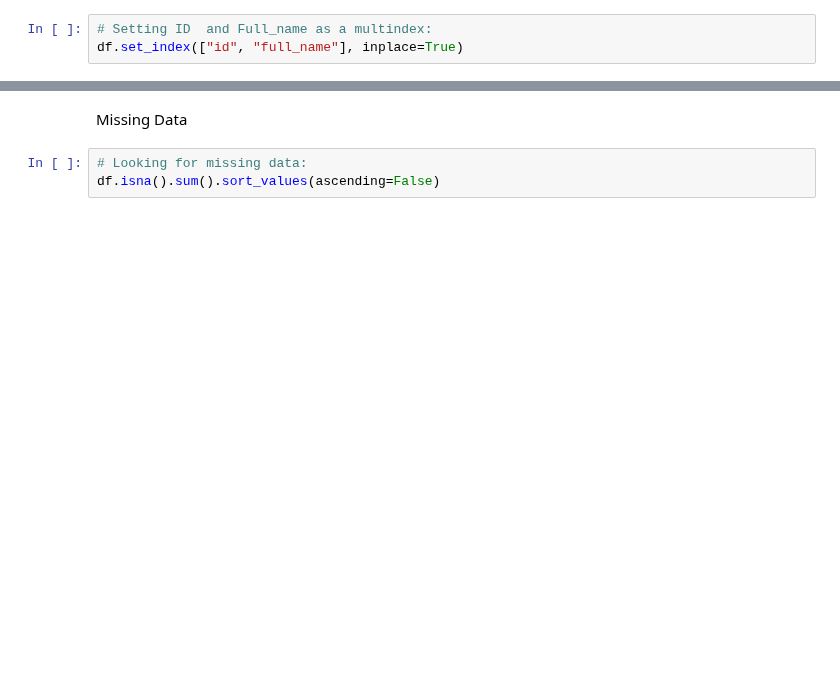
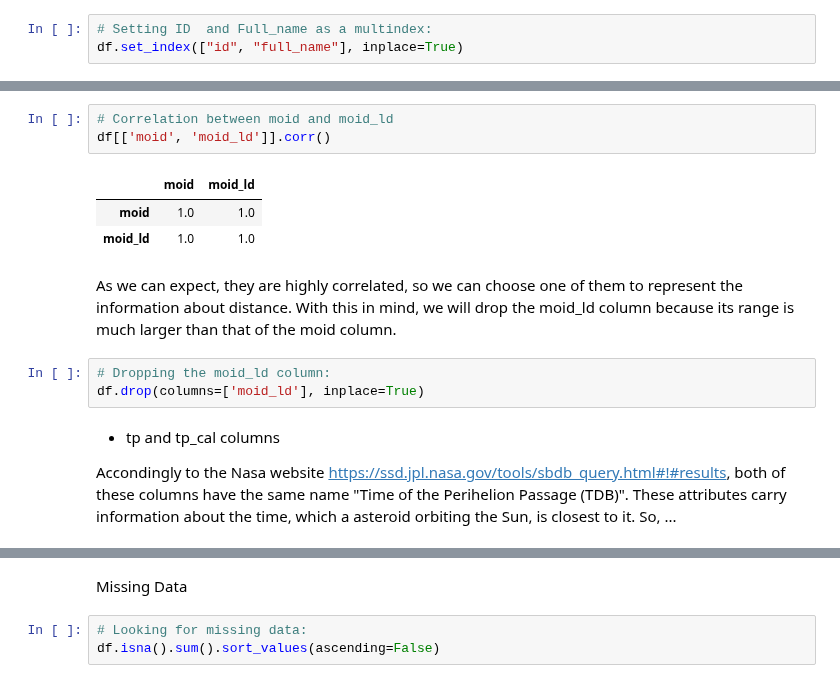
Before and after one commit to caiosoter/DS-Projects, a Jupyter notebook: Asteroid_Classification/Asteroid_Classification.ipynb, the cells around one changed output, grey strips where cells are left out. Saved outputs shown, nothing was run; the diff lists cells and outputs as text; blank space fills up the shorter version.

```diff
--- a/Asteroid_Classification/Asteroid_Classification.ipynb
+++ b/Asteroid_Classification/Asteroid_Classification.ipynb
@@ -61,3 +72,19 @@ df.set_index(["id", "full_name"], inplace=True)
+# %%
+# Correlation between moid and moid_ld
+df[['moid', 'moid_ld']].corr()
+# %% [output]
+|  | moid | moid_ld |
+| moid | 1.0 | 1.0 |
+| moid_ld | 1.0 | 1.0 |
+# %% [markdown]
+As we can expect, they are highly correlated, so we can choose one of them to represent the information about distance. With this in mind, we will drop the moid_ld column because its range is much larger than that of the moid column.
+# %%
+# Dropping the moid_ld column:
+df.drop(columns=['moid_ld'], inplace=True)
+# %% [markdown]
+ - tp and tp_cal columns
+
+Accondingly to the  Nasa website https://ssd.jpl.nasa.gov/tools/sbdb_query.html#!#results, both of these columns have the same name "Time of the Perihelion Passage (TDB)". These attributes carry information about the time, which a asteroid orbiting the Sun, is closest to it. So, ...
 # %%
 # Looking at the first five rows:
 df.head()
```
Also changed, not shown: parts of 15 cells of this notebook, 1 other file.
